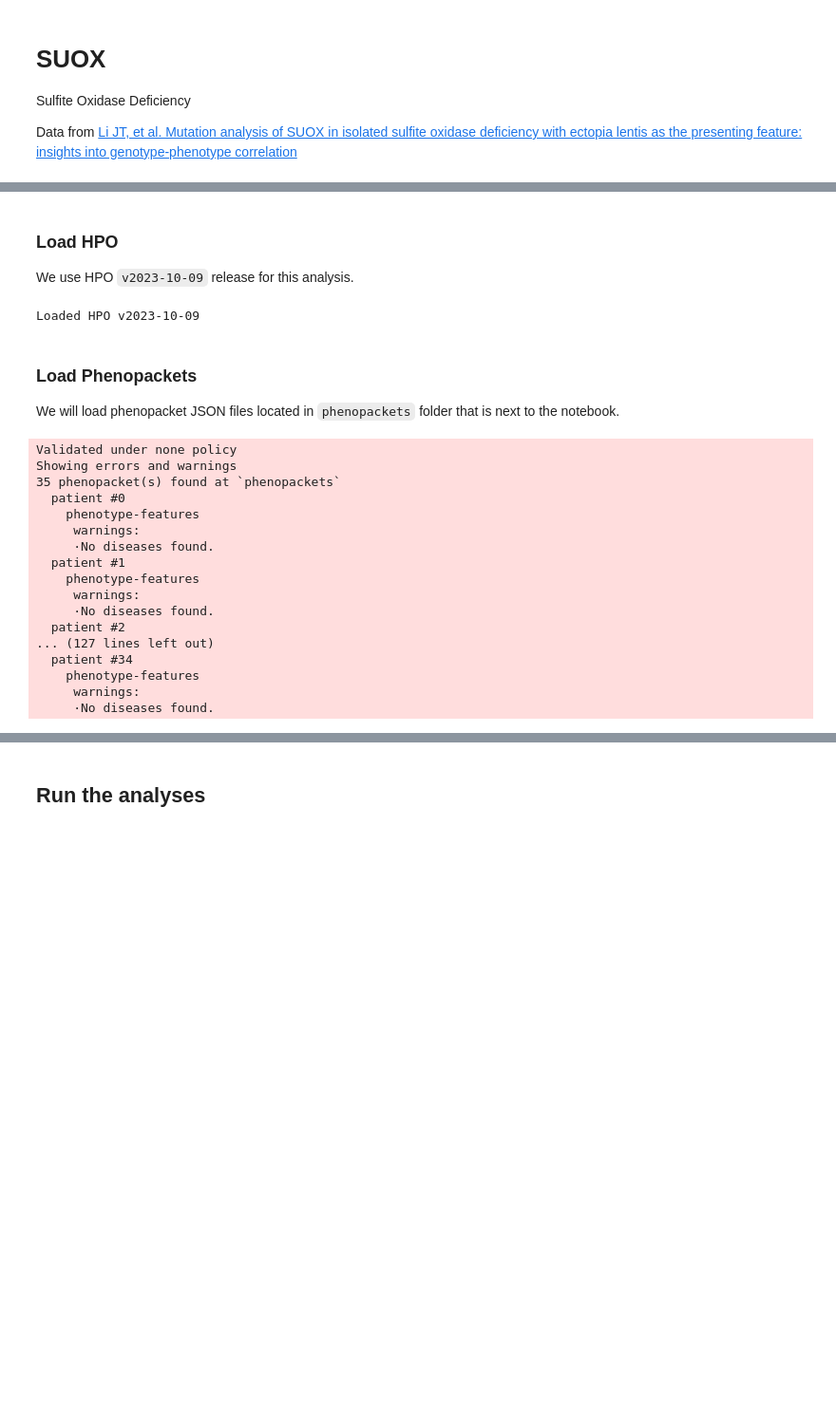
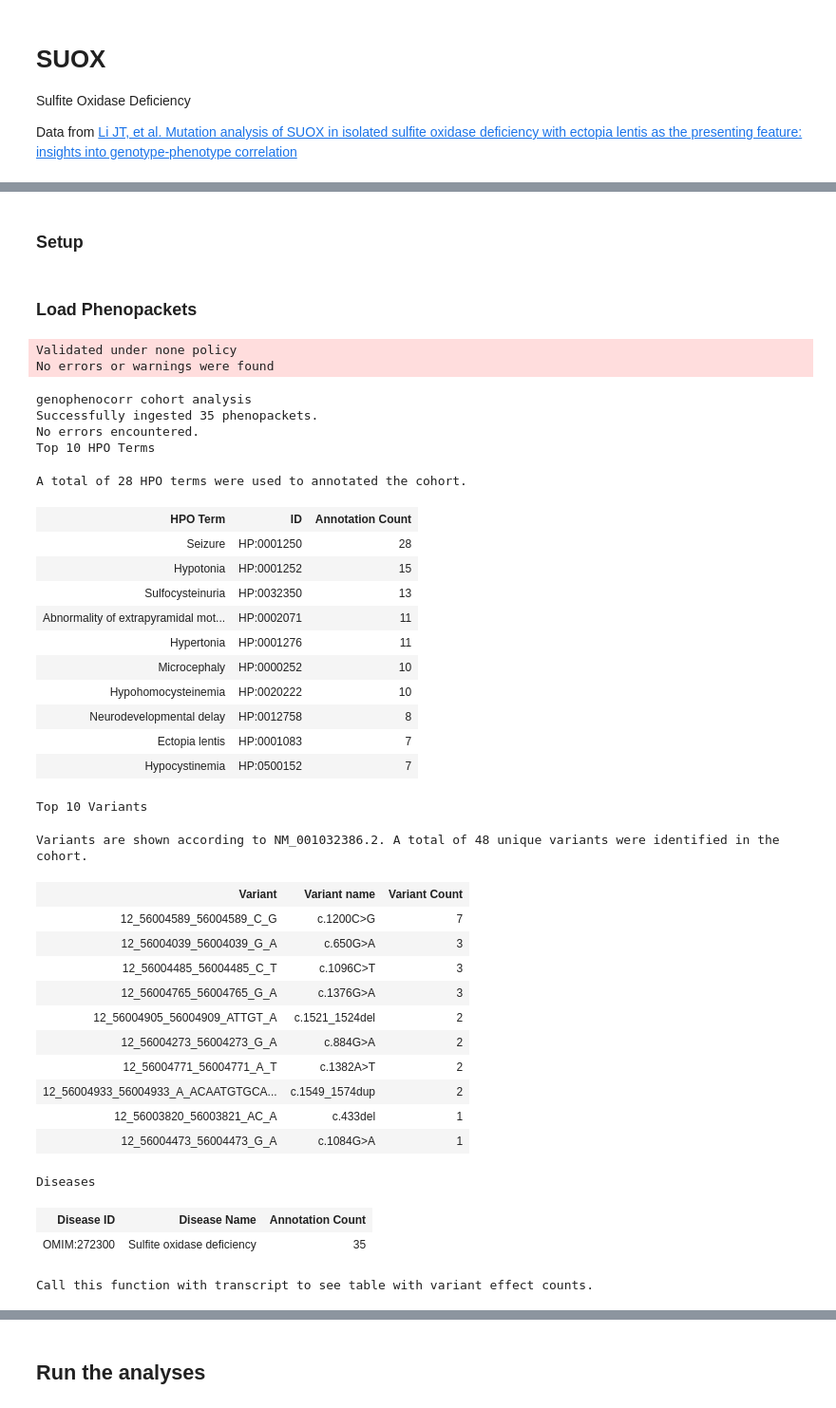
Before and after one commit to monarch-initiative/gpsea, a Jupyter notebook: notebooks/SUOX/SUOX.ipynb, the cells around one changed output, grey strips where cells are left out. Shown at 95% size. Saved outputs shown, nothing was run; the diff lists cells and outputs as text; code cells hidden in the pictures; blank space fills up the shorter version.

```diff
--- a/notebooks/SUOX/SUOX.ipynb
+++ b/notebooks/SUOX/SUOX.ipynb
@@ -16,12 +26,2 @@ Using genophenocorr version 0.1.1dev
-# %% [markdown]
-### Load HPO
-
-We use HPO `v2023-10-09` release for this analysis.
-# %%
-import hpotk
-
-store = hpotk.configure_ontology_store()
-hpo = store.load_minimal_hpo(release='v2023-10-09')
-print(f'Loaded HPO v{hpo.version}')
-# %% [output]
-Loaded HPO v2023-10-09
+# %% [markdown]
+### Setup
@@ -28,28 +32,43 @@ Loaded HPO v2023-10-09
 # %% [markdown]
 ### Load Phenopackets
-
-We will load phenopacket JSON files located in `phenopackets` folder that is next to the notebook.
 # %%
-from genophenocorr.preprocessing import configure_caching_cohort_creator, load_phenopacket_folder
-
-fpath_phenopackets = 'phenopackets'
 cohort_creator = configure_caching_cohort_creator(hpo)
 cohort = load_phenopacket_folder(fpath_phenopackets, cohort_creator)
+viewer = CohortViewable(hpo)
+display(HTML(viewer.process(cohort=cohort, transcript_id=SUOX_transcript_id)))
 # %% [output]
 Validated under none policy
-Showing errors and warnings
-35 phenopacket(s) found at `phenopackets`
-  patient #0
-    phenotype-features
-     warnings:
-     ·No diseases found.
-  patient #1
-    phenotype-features
-     warnings:
-     ·No diseases found.
-  patient #2
-... (127 lines left out)
-  patient #34
-    phenotype-features
-     warnings:
-     ·No diseases found.
+No errors or warnings were found
+genophenocorr cohort analysis
+Successfully ingested 35 phenopackets.
+No errors encountered.
+Top 10 HPO Terms
+A total of 28 HPO terms were used to annotated the cohort.
+| HPO Term | ID | Annotation Count |
+| Seizure | HP:0001250 | 28 |
+| Hypotonia | HP:0001252 | 15 |
+| Sulfocysteinuria | HP:0032350 | 13 |
+| Abnormality of extrapyramidal mot... | HP:0002071 | 11 |
+| Hypertonia | HP:0001276 | 11 |
+| Microcephaly | HP:0000252 | 10 |
+| Hypohomocysteinemia | HP:0020222 | 10 |
+| Neurodevelopmental delay | HP:0012758 | 8 |
+| Ectopia lentis | HP:0001083 | 7 |
+| Hypocystinemia | HP:0500152 | 7 |
+Top 10 Variants
+Variants are shown according to NM_001032386.2. A total of 48 unique variants were identified in the cohort.
+| Variant | Variant name | Variant Count |
+| 12_56004589_56004589_C_G | c.1200C>G | 7 |
+| 12_56004039_56004039_G_A | c.650G>A | 3 |
+| 12_56004485_56004485_C_T | c.1096C>T | 3 |
+| 12_56004765_56004765_G_A | c.1376G>A | 3 |
+| 12_56004905_56004909_ATTGT_A | c.1521_1524del | 2 |
+| 12_56004273_56004273_G_A | c.884G>A | 2 |
+| 12_56004771_56004771_A_T | c.1382A>T | 2 |
+| 12_56004933_56004933_A_ACAATGTGCA... | c.1549_1574dup | 2 |
+| 12_56003820_56003821_AC_A | c.433del | 1 |
+| 12_56004473_56004473_G_A | c.1084G>A | 1 |
+Diseases
+| Disease ID | Disease Name | Annotation Count |
+| OMIM:272300 | Sulfite oxidase deficiency | 35 |
+Call this function with transcript to see table with variant effect counts.
```
Also changed, not shown: parts of 14 cells of this notebook, 37 other files.
